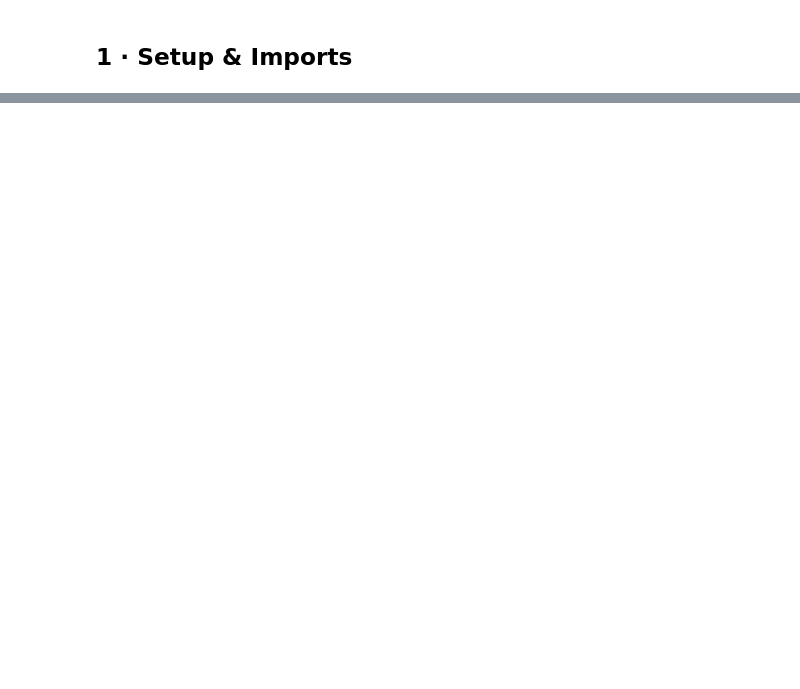
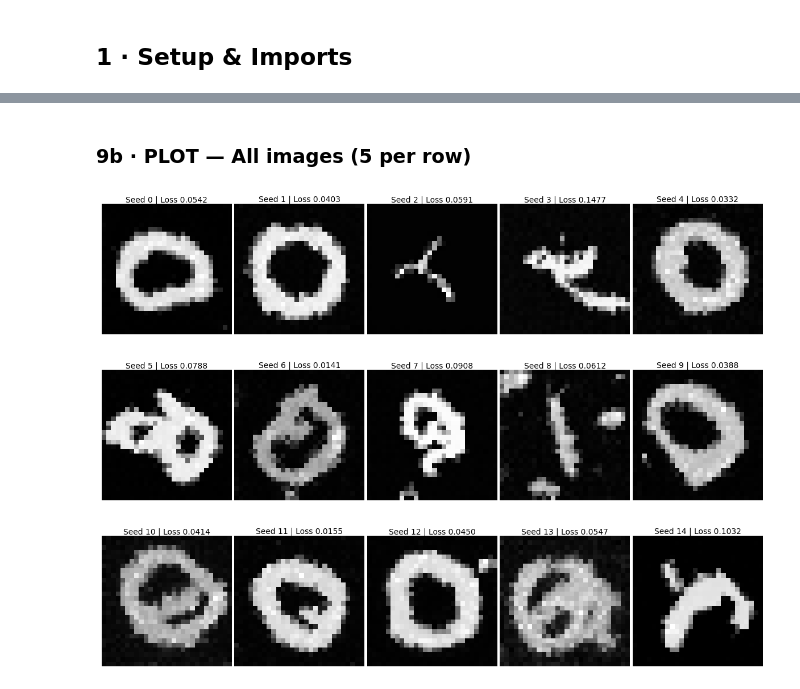
Before and after one commit to orineo1/conditional-matching-paper, a Jupyter notebook: MNIST/notebooks/MNIST_experiments.ipynb, the cells around one changed output, grey strips where cells are left out. Drawn from its saved outputs; the diff is of its cells as text; code cells hidden in the pictures; blank space fills up the shorter version.

```diff
--- a/MNIST/notebooks/MNIST_experiments.ipynb
+++ b/MNIST/notebooks/MNIST_experiments.ipynb
@@ -160,18 +125,0 @@ class CircularAngleConsistencyModel(nn.Module):
-# %%
-# ── Unconditional model ───────────────────────────────────────────────────
-
-class UnconditionalUnet(nn.Module):
-    def __init__(self):
-        super().__init__()
-        self.model = UNet2DModel(
-            sample_size=28,
-            in_channels=1, out_channels=1,
-            layers_per_block=2,
-            block_out_channels=(32, 64, 128),
-            down_block_types=('DownBlock2D', 'AttnDownBlock2D', 'AttnDownBlock2D'),
-            up_block_types=('AttnUpBlock2D', 'AttnUpBlock2D', 'UpBlock2D'),
-            dropout=0.1,
-        )
-
-    def forward(self, x, t):
-        return self.model(x, t).sample
@@ -695,0 +689,9 @@ results_unimodal = run_experiment(
+# %%
+uniform_save_path = run_and_save(
+    model_uncond=uncond_model, model_cond=cond_model, noise_scheduler=noise_scheduler,
+    mog_means     = [torch.tensor([180], dtype=torch.float64)],
+    mog_variances = [torch.tensor([[60]], dtype=torch.float64)],
+    weights       = torch.tensor([1.0], dtype=torch.float64),
+    experiment_name='Uniform', seeds=range(15),
+    nsamples=600, num_x_t=10, num_inference_steps=300,use_uniform=True, device=device, save_dir='results',
+)
@@ -695,0 +726,9 @@ results_unimodal = run_experiment(
+# %% [markdown]
+### 9b · PLOT — All images (5 per row)
+# %%
+payload_uniform = load_results(uniform_save_path)
+plot_all_images(payload_uniform, ncols=5)
+# %% [output]
+[figure, added]
+[figure, added]
+[figure, added]
```
Also changed, not shown: parts of 67 cells of this notebook.
